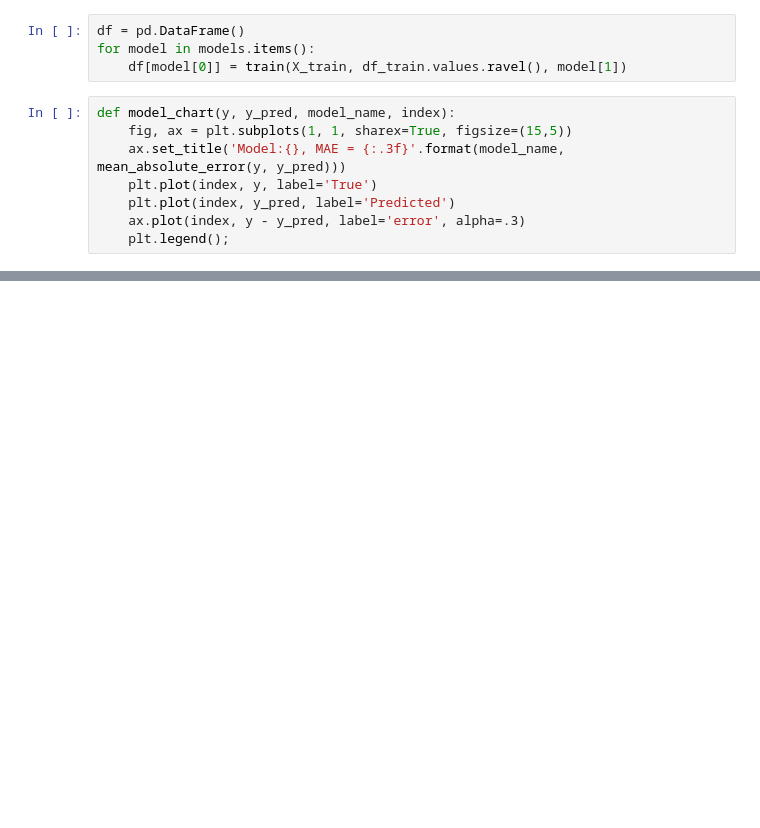
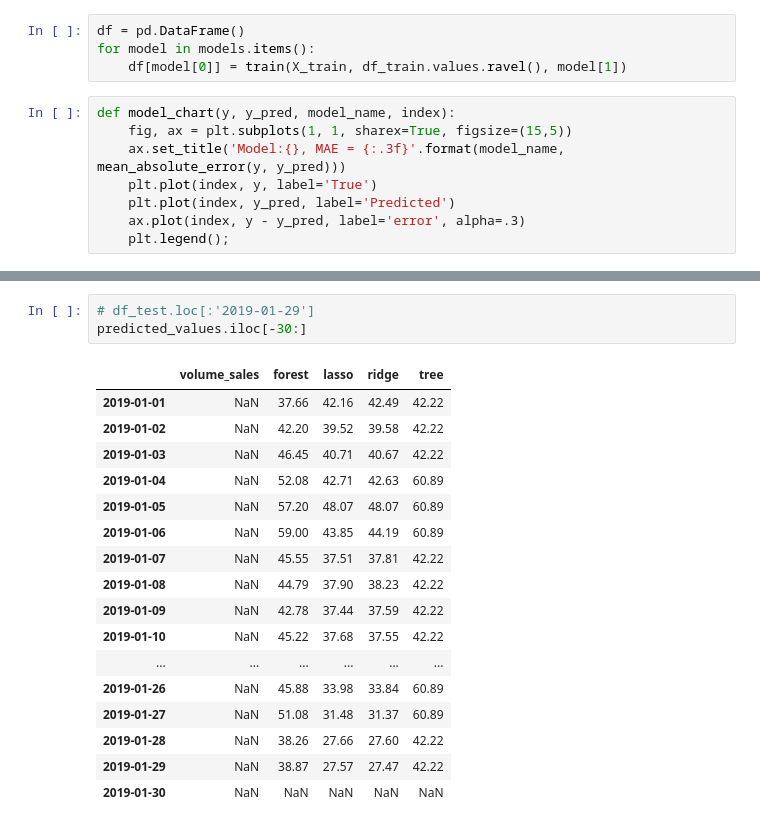
Before and after one commit to VinGeorge/Time-series-projects, a Jupyter notebook: sales prediction.ipynb, the cells around one changed output, grey strips where cells are left out. Drawn from its saved outputs; the diff is of its cells as text; blank space fills up the shorter version.

```diff
--- a/sales prediction.ipynb
+++ b/sales prediction.ipynb
@@ -349,0 +394,21 @@ plt.legend();
+# %%
+# df_test.loc[:'2019-01-29']
+predicted_values.iloc[-30:]
+# %% [output]
+|  | volume_sales | forest | lasso | ridge | tree |
+| 2019-01-01 | NaN | 37.66 | 42.16 | 42.49 | 42.22 |
+| 2019-01-02 | NaN | 42.20 | 39.52 | 39.58 | 42.22 |
+| 2019-01-03 | NaN | 46.45 | 40.71 | 40.67 | 42.22 |
+| 2019-01-04 | NaN | 52.08 | 42.71 | 42.63 | 60.89 |
+| 2019-01-05 | NaN | 57.20 | 48.07 | 48.07 | 60.89 |
+| 2019-01-06 | NaN | 59.00 | 43.85 | 44.19 | 60.89 |
+| 2019-01-07 | NaN | 45.55 | 37.51 | 37.81 | 42.22 |
+| 2019-01-08 | NaN | 44.79 | 37.90 | 38.23 | 42.22 |
+| 2019-01-09 | NaN | 42.78 | 37.44 | 37.59 | 42.22 |
+| 2019-01-10 | NaN | 45.22 | 37.68 | 37.55 | 42.22 |
+| ... | ... | ... | ... | ... | ... |
+| 2019-01-26 | NaN | 45.88 | 33.98 | 33.84 | 60.89 |
+| 2019-01-27 | NaN | 51.08 | 31.48 | 31.37 | 60.89 |
+| 2019-01-28 | NaN | 38.26 | 27.66 | 27.60 | 42.22 |
+| 2019-01-29 | NaN | 38.87 | 27.57 | 27.47 | 42.22 |
+| 2019-01-30 | NaN | NaN | NaN | NaN | NaN |
```
Also changed, not shown: parts of 14 cells of this notebook.
